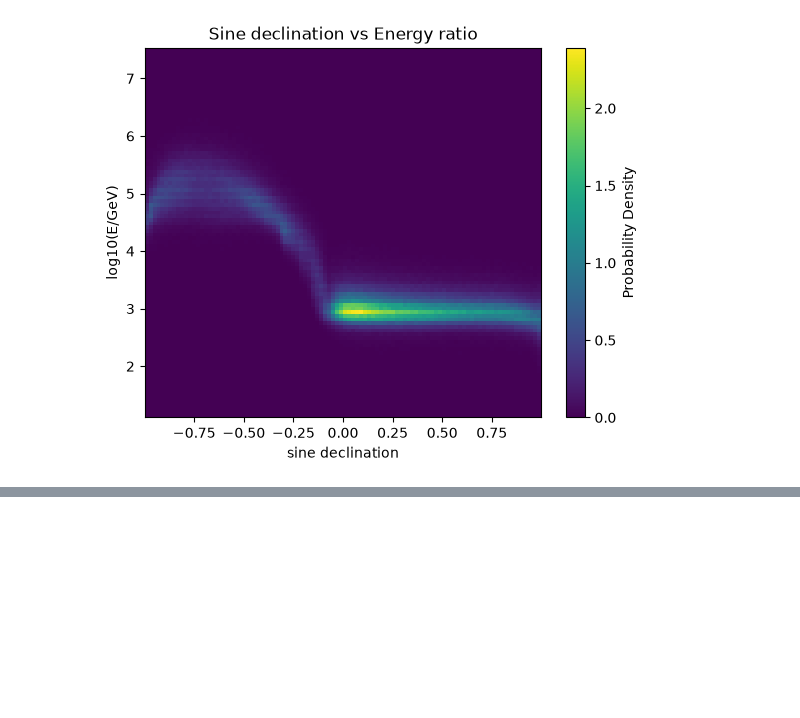
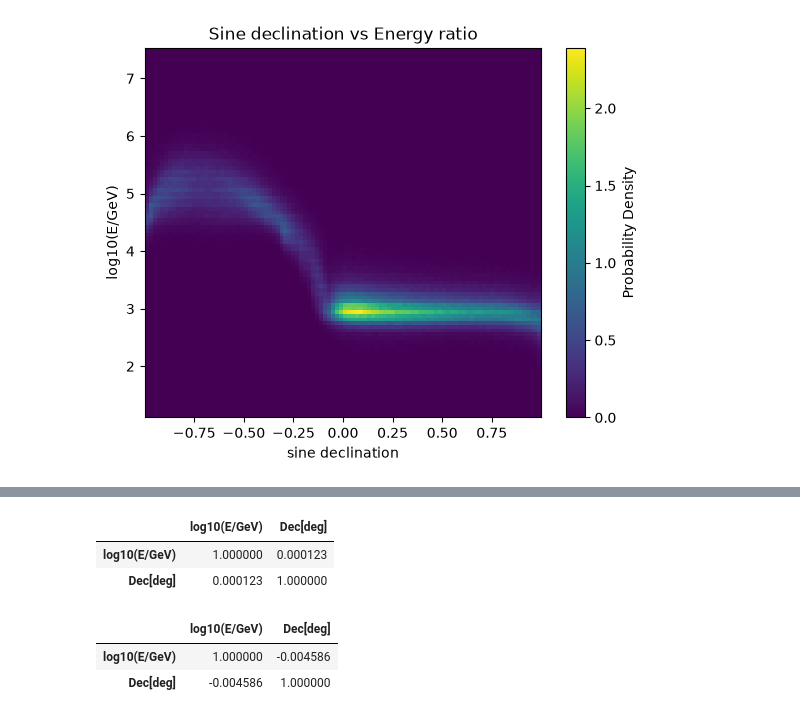
Before and after one commit to vigneshK0404/Data_Science_Projects, a Jupyter notebook: Project_1_Karthikeyan.ipynb, the cells around one changed output, grey strips where cells are left out. Cells and saved outputs as stored; diff of their text form; code cells hidden in the pictures; blank space fills up the shorter version.

```diff
--- a/Project_1_Karthikeyan.ipynb
+++ b/Project_1_Karthikeyan.ipynb
@@ -134,0 +156,14 @@ plt.show()
+# %%
+df_corr_north["Dec[deg]"] = np.sin(df_north["Dec[deg]"])
+df_corr_north.corr()
+# %% [output]
+|  | log10(E/GeV) | Dec[deg] |
+| log10(E/GeV) | 1.000000 | 0.000123 |
+| Dec[deg] | 0.000123 | 1.000000 |
+# %%
+df_corr_south["Dec[deg]"] = np.sin(df_south["Dec[deg]"])
+df_corr_south.corr()
+# %% [output]
+|  | log10(E/GeV) | Dec[deg] |
+| log10(E/GeV) | 1.000000 | -0.004586 |
+| Dec[deg] | -0.004586 | 1.000000 |
```
Also changed, not shown: parts of 7 cells of this notebook.
